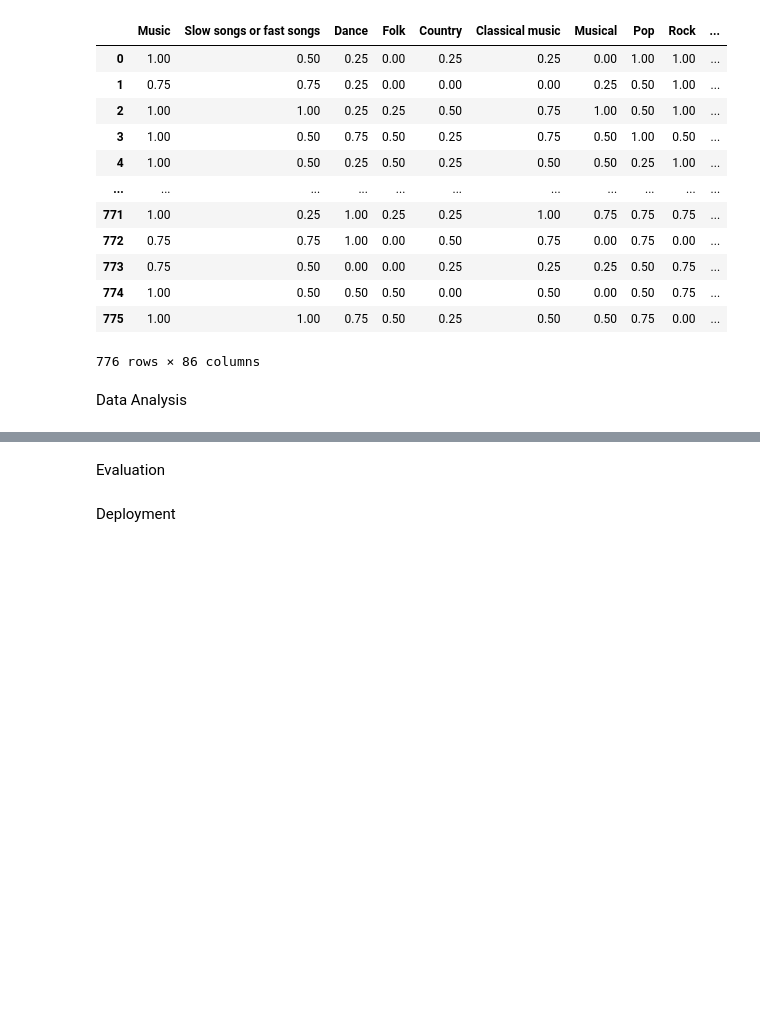
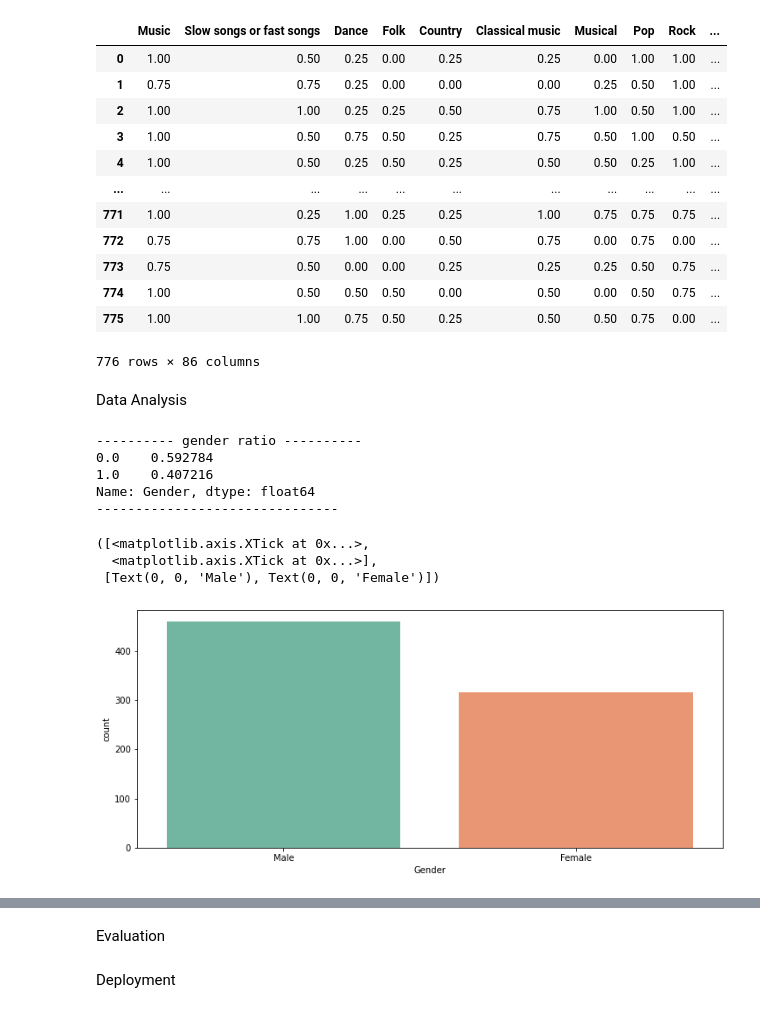
Before and after one commit to Kim1254/2022_termproject_ds, a Jupyter notebook: main.ipynb, the cells around one changed output, grey strips where cells are left out. Drawn from its saved outputs; the diff is of its cells as text; code cells hidden in the pictures; blank space fills up the shorter version.

```diff
--- a/main.ipynb
+++ b/main.ipynb
@@ -386,3 +542,29 @@ minmax_scaled_survey_df
 776 rows × 86 columns
 # %% [markdown]
 Data Analysis
+# %%
+# df, df2 can be selected from encoded_survey_df, std_scaled_survey_df, and minmax_scaled_survey_df.
+
+df = encoded_survey_df
+df2 = std_scaled_survey_df
+# %%
+# I would like to check the gender ratio.
+# There's a little bit of male data.
+
+print('---------- gender ratio ----------')
+print(df['Gender'].value_counts() / df.shape[0])
+print('-------------------------------')
+
+plt.figure(figsize=(12, 5))
+sns.countplot(df['Gender'], palette='Set2')
+plt.xticks([0, 1], ['Male', 'Female'])
+# %% [output]
+---------- gender ratio ----------
+0.0    0.592784
+1.0    0.407216
+Name: Gender, dtype: float64
+-------------------------------
+([<matplotlib.axis.XTick at 0x...>,
+  <matplotlib.axis.XTick at 0x...>],
+ [Text(0, 0, 'Male'), Text(0, 0, 'Female')])
+[figure, added]
```
Also changed, not shown: parts of 36 cells of this notebook.
